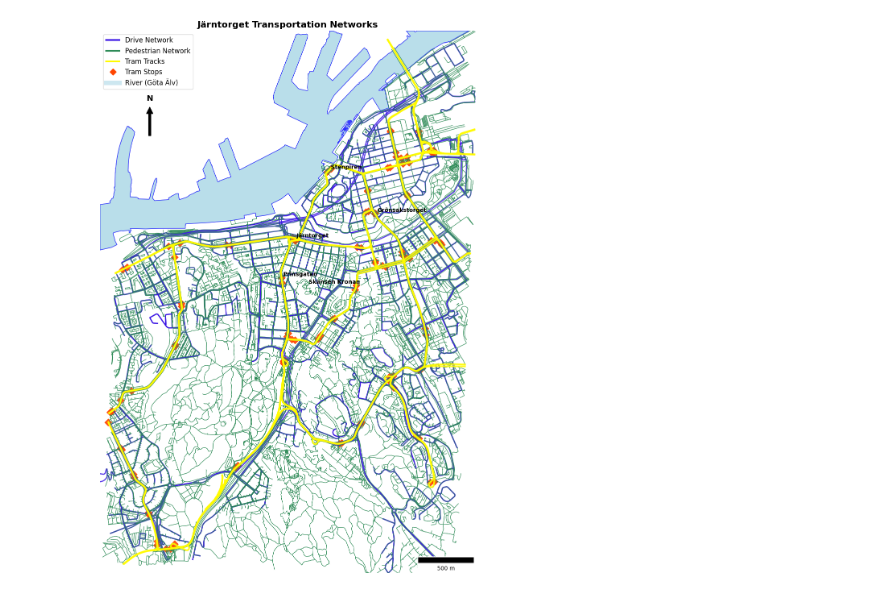
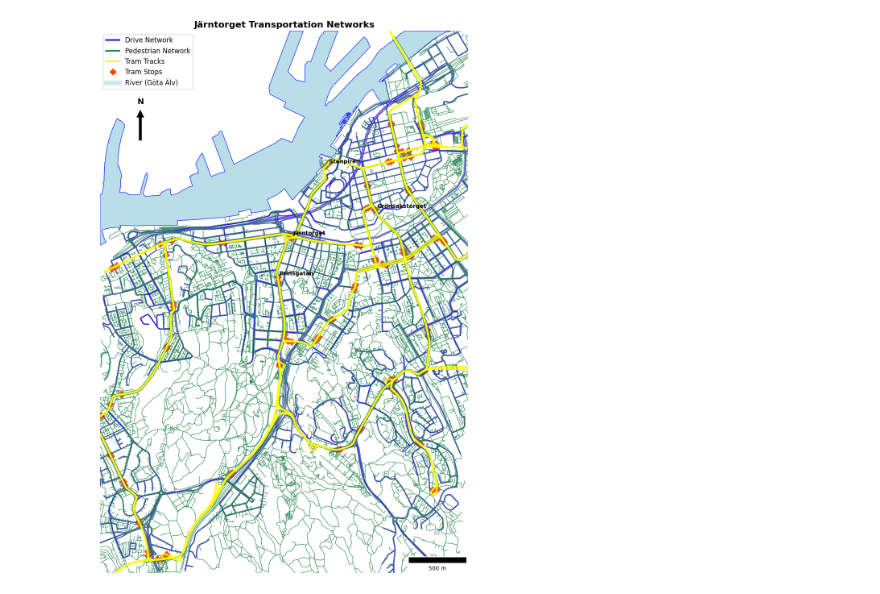
Before and after one commit to Odjej/JMTS, a Jupyter notebook: data/processed/networks/process_data.ipynb, the cells around one changed output. Drawn from its saved outputs; the diff is of its cells as text; code cells hidden in the pictures.

```diff
--- a/data/processed/networks/process_data.ipynb
+++ b/data/processed/networks/process_data.ipynb
@@ -28,7 +28,6 @@ river_gdf = gpd.read_file(f"{OUT_DIR}/gota_alv.gpkg").to_crs(TARGET_CRS)
 # ---------------------------------------------
 pois = [
     (57.699972, 11.952843, "Järntorget"),
-    (57.696257, 11.954979, "Skansen Kronan"),
     (57.702356, 11.964901, "Grönsakstorget"),
     (57.696783, 11.951081, "Prinsgatan"),
     (57.705685, 11.957579, "Stenpiren")
@@ -49,7 +48,7 @@ miny = min(drive_edges.total_bounds[1], walk_edges.total_bounds[1])
 maxx = max(drive_edges.total_bounds[2], walk_edges.total_bounds[2])
 maxy = max(drive_edges.total_bounds[3], walk_edges.total_bounds[3])
 
-padding = -50  # meters
+padding = -150  # meters
 bbox_poly = box(minx - padding, miny - padding, maxx + padding, maxy + padding)
 bbox_gdf = gpd.GeoDataFrame(geometry=[bbox_poly], crs=TARGET_CRS)
 
@@ -115,32 +114,32 @@ ax.legend(handles=legend_elements, loc="upper left", fontsize=12)
 # Scale bar
 scalebar = ScaleBar(1, location="lower right")
 ax.add_artist(scalebar)
 
 # North arrow
 arrow_length = 200  # meters
 arrow_x = minx + 500
-arrow_y = maxy - 1000
+arrow_y = maxy - 1100
 
 # Draw the arrow
 ax.add_patch(FancyArrow(
     arrow_x, arrow_y, 0, arrow_length,  # dx=0, dy=arrow_length => points up
     width=20,
     head_width=60,
     head_length=60,
     facecolor='black'
 ))
 
 # Add the 'N' label above the arrow
 ax.text(arrow_x, arrow_y + arrow_length + 100, "N",
         ha='center', va='bottom', fontsize=14, fontweight='bold')
 
 # Limit plot to bounding box
 ax.set_xlim(minx - padding, maxx + padding)
 ax.set_ylim(miny - padding, maxy + padding)
 
 ax.set_title("Järntorget Transportation Networks", fontsize=16, fontweight="bold")
 ax.set_axis_off()
 plt.tight_layout()
 plt.show()
 # %% [output]
-[figure, old version]
+[figure, new version]
```
